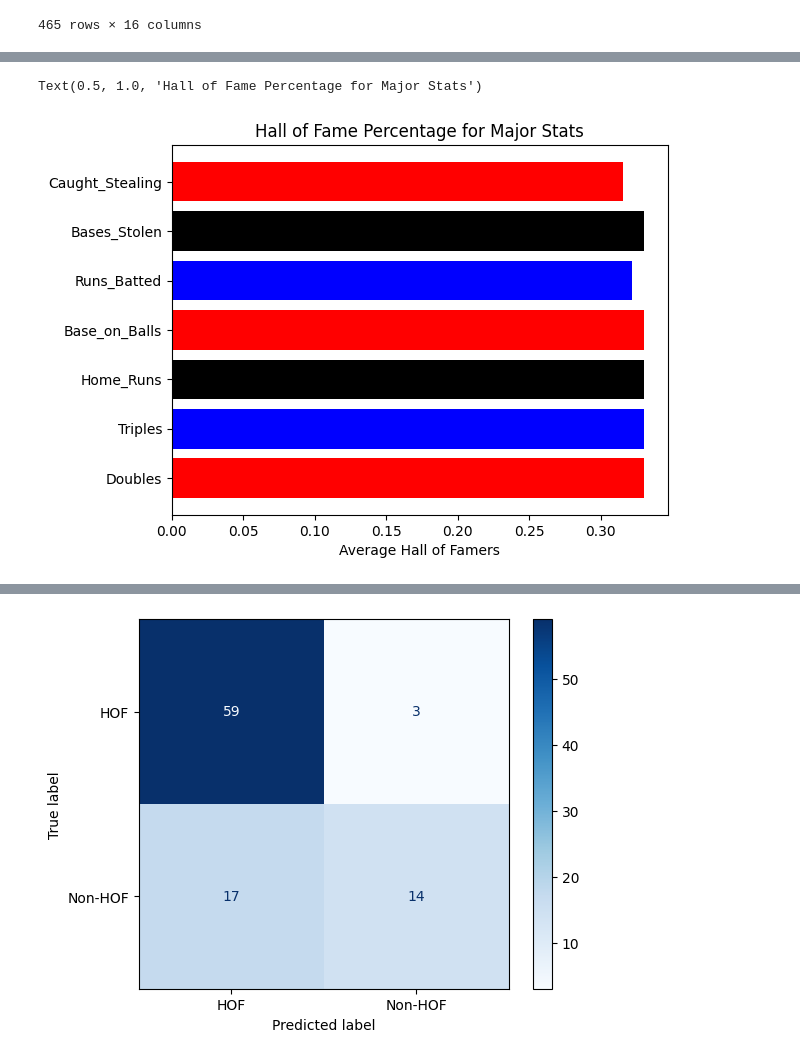
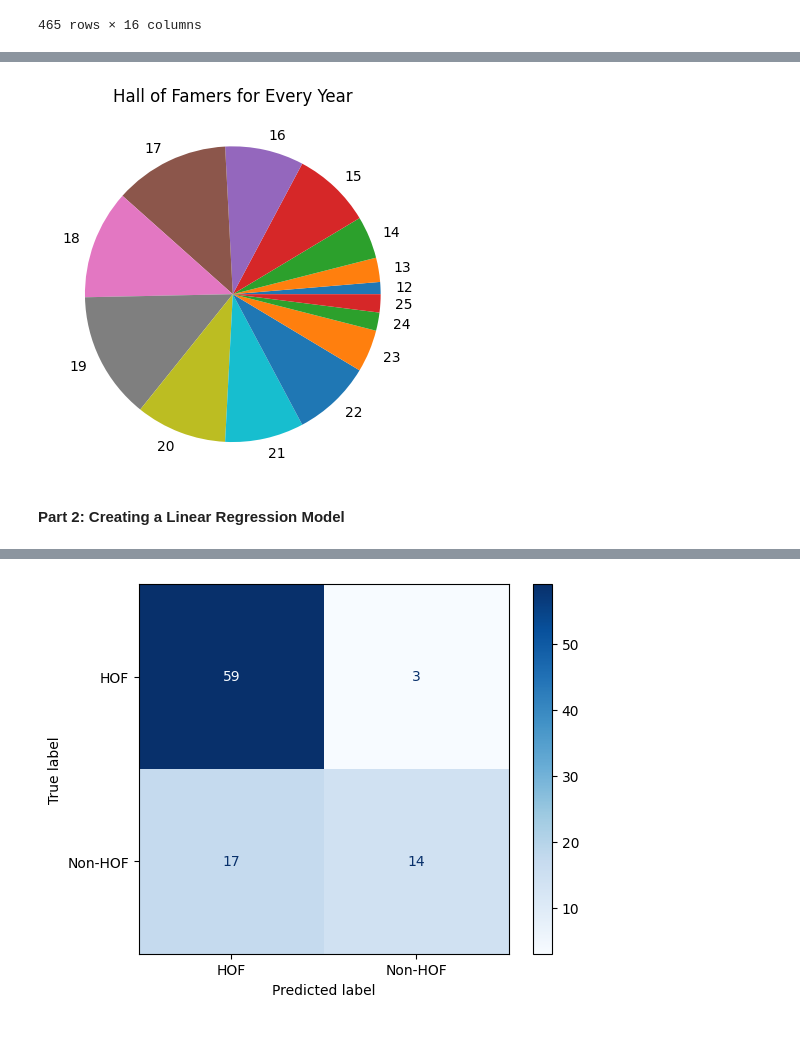
Before and after one commit to A-Peoples/DSRP_Project, a Jupyter notebook: Data_Science_Project_2025.ipynb, the cells around one changed output, grey strips where cells are left out. Cells and saved outputs as stored; diff of their text form; code cells hidden in the pictures.

```diff
--- a/Data_Science_Project_2025.ipynb
+++ b/Data_Science_Project_2025.ipynb
@@ -238 +210,12 @@ Text(0.5, 1.0, 'Hall of Fame Percentage for Major Stats Divided by Games')
+# %%
+# Making a pie chart to show the amount of HOF for the mount of years played
+
+pie_df = hof_df.groupby(['Years_Active']).agg({'HOF': "sum"}).reset_index()
+plt.pie(pie_df['HOF'], labels=pie_df['Years_Active'])
+plt.title('Hall of Famers for Every Year')
+plt.show()
+# %% [output]
+[figure, added]
+# %% [markdown]
+**Part 2: Creating a Linear Regression Model**
 # %%
@@ -242,22 +228 @@ from sklearn.model_selection import train_test_split
-# %%
-cols = ['Doubles', 'Triples', 'Home_Runs', 'Base_on_Balls', 'Runs_Batted', 'Bases_Stolen', 'Caught_Stealing']
-num_list = []
-for col in cols:
-  y = standard_df.loc[standard_df[col] > x[col].iloc[0]].HOF.mean()
-  num_list.append(y)
-
-nums = {cols[0]: num_list[0],
- cols[1]: num_list[1],
- cols[2]: num_list[2],
- cols[3]: num_list[3],
- cols[4]: num_list[4],
- cols[5]: num_list[5],
- cols[6]: num_list[6],}
-
-plt.barh(cols, num_list, color=['red', 'blue', 'black'])
-plt.xlabel("Average Hall of Famers")
-plt.title("Hall of Fame Percentage for Major Stats")
-# %% [output]
-Text(0.5, 1.0, 'Hall of Fame Percentage for Major Stats')
-[figure, removed]
 # %%
```
Also changed, not shown: parts of 17 cells of this notebook.
